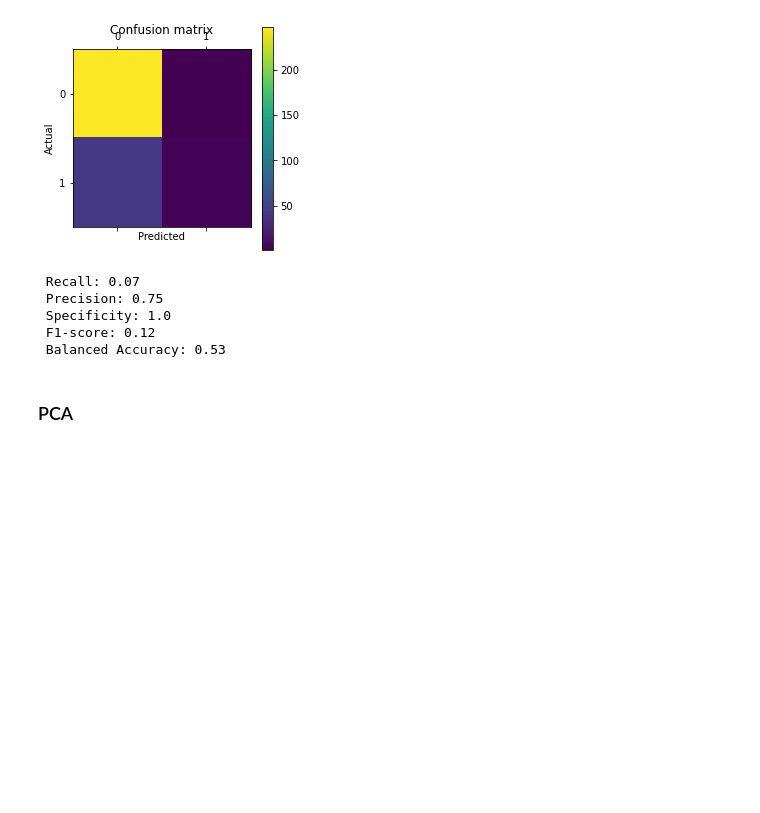
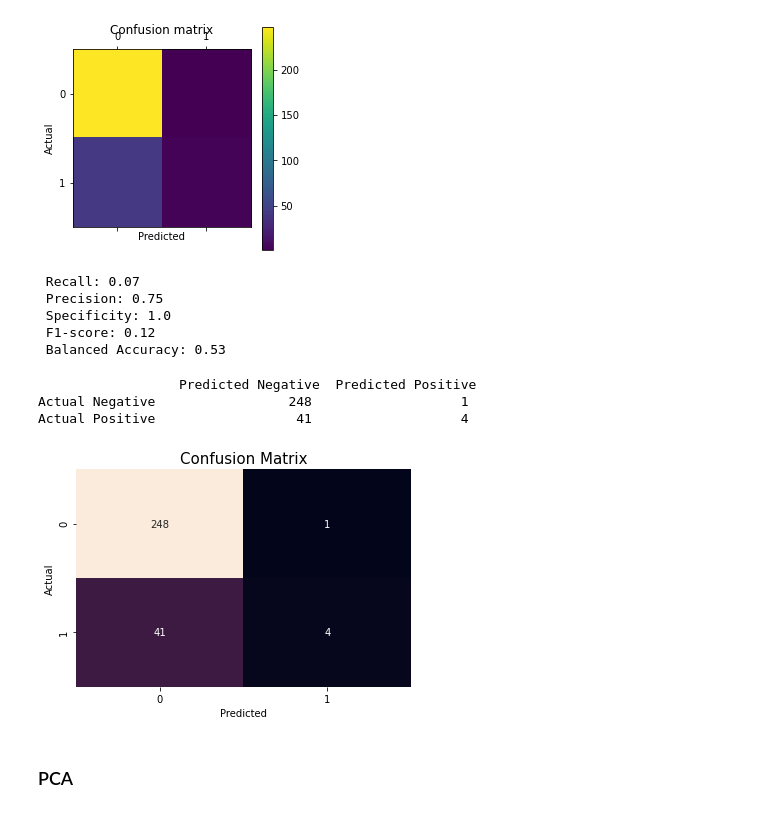
Before and after one commit to JoelQFernandez/DSC-540---Advanced-Machine-Learning---Final-Project, a Jupyter notebook: Final Project 03.1 K Nearest Neighbors.ipynb, the cells around one changed output. Saved outputs shown, nothing was run; the diff lists cells and outputs as text; code cells hidden in the pictures; blank space fills up the shorter version.

```diff
--- a/Final Project 03.1 K Nearest Neighbors.ipynb
+++ b/Final Project 03.1 K Nearest Neighbors.ipynb
@@ -389,3 +408,24 @@ print(" Recall:",recall.round(2),"\n","Precision:",precision.round(2),"\n","Spec
+# %%
+# Function:    heatMap
+# Input:       true y values, predicted y values
+# Output:      Heat Map Of Confusion Matrix
+def heatMap(y_true, y_pred):
+    cm_plot =  pd.crosstab(index=y_true.values.ravel(), columns=y_pred, rownames=['Actual'], colnames=['Predicted'])
+    sns.heatmap(cm_plot, annot=True, square=False, fmt='', cbar=False)
+    plt.title("Confusion Matrix", fontsize = 15)
+    plt.show()
+# %%
+# Print Confusion Matrix
+cm = confusionMatrix(y_test, pred)
+# %% [output]
+                  Predicted Negative  Predicted Positive
+Actual Negative                 248                   1
+Actual Positive                  41                   4
+# %%
+# Heat Map
+heatMap(y_test, pred)
+# %% [output]
+[figure, added]
 # %% [markdown]
 ### PCA
 # %%
```
Also changed, not shown: parts of 1 cell of this notebook, 1 other file.
